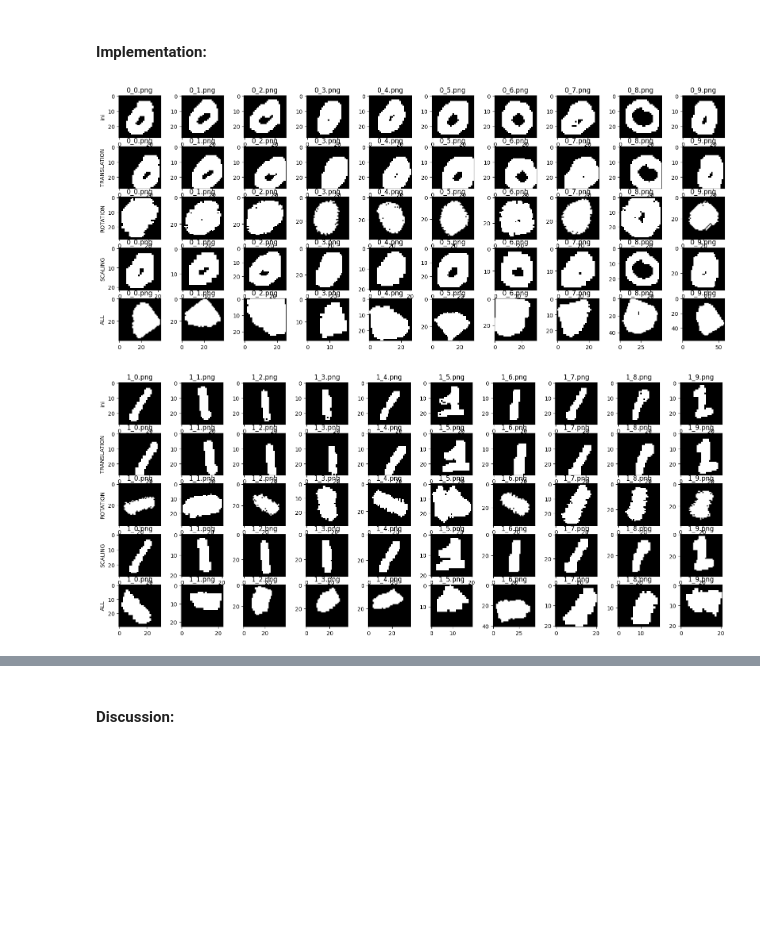
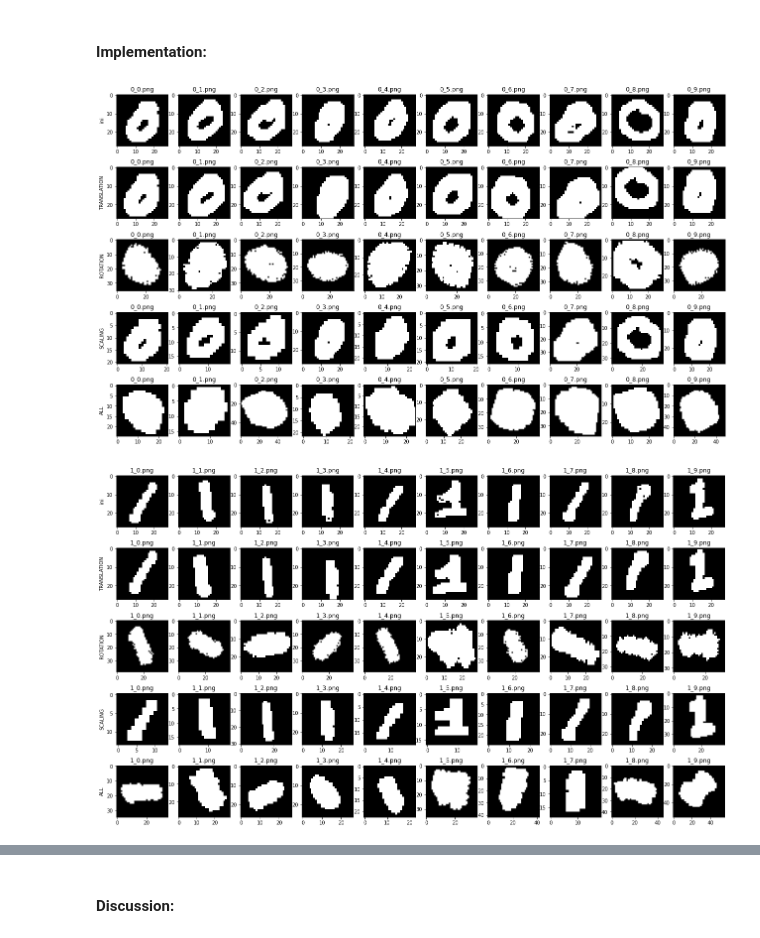
Before and after one commit to sirogosig/EE-451_code, a Jupyter notebook: labs/lab_02_object_description.ipynb, the cells around one changed output, grey strips where cells are left out. Drawn from its saved outputs; the diff is of its cells as text; code cells hidden in the pictures; blank space fills up the shorter version.

```diff
--- a/labs/lab_02_object_description.ipynb
+++ b/labs/lab_02_object_description.ipynb
@@ -153,7 +153,7 @@ ones = []
 
     # pre-process, fill lists and plot
 
-fig, axes = plt.subplots(2, len(zeros_im), figsize=(20, 8))
+fig, axes = plt.subplots(2, len(zeros_im), figsize=(20, 5))
 
 # For zeros
 for ax, im, nm in zip(axes[0], zeros_im, zeros_names):
@@ -206,13 +206,13 @@ for ax0, ax1, im, nm in zip(axes[0], axes[1], zeros, zeros_names):
     xco = Co[0].T[0][0]
     yco = Co[0].T[1][0]
     data = np.array(list(zip(xco, yco)))
-    tck,u = interpolate.splprep(data.transpose(), s=1, per=1)
+    tck,u = interpolate.splprep(data.transpose(), s=1, per=1) # Find splines that fit the 2D points
     unew = np.linspace(0, 1, 100)
-    out = interpolate.splev(unew, tck)
+    out = interpolate.splev(unew, tck) # Evaluate the splines at points of interest
 
     # show contours
     ax0.imshow(cv2.drawContours(im_contours, Co, -1, (255, 0, 0), 1))
-    ax1.plot(out[0], out[1], color='orange')
+    ax1.plot(out[0], -out[1], color='orange')
     ax0.axis('off')
     ax0.set_title(nm)
     ax1.axis('off')
@@ -238,7 +238,7 @@ for ax0, ax1, im, nm in zip(axes[2], axes[3], ones, ones_names):
 
     # show contours
     ax0.imshow(cv2.drawContours(im_contours, Co, -1, (255, 0, 0), 1))
-    ax1.plot(out[0], out[1], color='orange')
+    ax1.plot(out[0], -out[1], color='orange')
     ax0.axis('off')
     ax0.set_title(nm)
     ax1.axis('off')
@@ -263,7 +263,7 @@ def get_descriptors(im):
     xco = Co[0].T[0][0]
     yco = Co[0].T[1][0]
     data = np.array(list(zip(xco, yco)))
-    tck,u = interpolate.splprep(data.transpose(), s=1, per=1, k=2)
+    tck,u = interpolate.splprep(data.transpose(), s=1, per=1, k=3)
     unew = np.linspace(0, 1, 100)
     out = interpolate.splev(unew, tck)
 
@@ -425,7 +425,7 @@ def random_translate(im):
     transfo_im = im.copy()
     transfo_im = np.asarray(transfo_im, dtype=np.float32)
     height, width = transfo_im.shape
-    trnsl_height, trnsl_width = height/random.randint(7,11), width/random.randint(7,11)
+    trnsl_height, trnsl_width = height*random.randint(-3,3)/30, width*random.randint(-3,3)/30
     T = np.float32([[1, 0, trnsl_width], [0, 1, trnsl_height]])
     transfo_im = cv2.warpAffine(transfo_im, T, (width, height))
     return np.where(transfo_im!=0, 255, 0)
@@ -479,7 +479,7 @@ all_ones = [random_scale(random_rotate(random_translate(im))) for im in ones]
 # %%
 # Plot transformed images for zeros
 
-fig, axes = plt.subplots(5, len(zeros), figsize=(20, 8))
+fig, axes = plt.subplots(5, len(zeros), figsize=(22, 13))
 
 # Without transformation
 for i, (ax0, im, nm) in enumerate(zip(axes[0], zeros, zeros_names)):
@@ -489,38 +489,38 @@ for i, (ax0, im, nm) in enumerate(zip(axes[0], zeros, zeros_names)):
     ax0.set_title(nm)
 
 # For translation
 for i, (ax1, im, nm) in enumerate(zip(axes[1], translated_zeros, zeros_names)):
     ax1.imshow(im, cmap='gray')
     if i==0:
         ax1.set_ylabel('TRANSLATION')
     ax1.set_title(nm)
 
 # For rotation
 for i, (ax2, im, nm) in enumerate(zip(axes[2], rotated_zeros, zeros_names)):
     ax2.imshow(im, cmap='gray')
     if i==0:
         ax2.set_ylabel('ROTATION')
     ax2.set_title(nm)
 
 # For scaling
 for i, (ax3, im, nm) in enumerate(zip(axes[3], scaled_zeros, zeros_names)):
     ax3.imshow(im, cmap='gray')
     if i==0:
         ax3.set_ylabel('SCALING')
     ax3.set_title(nm)
 
 # For all
 for i, (ax4, im, nm) in enumerate(zip(axes[4], all_zeros, zeros_names)):
     ax4.imshow(im, cmap='gray')
     if i==0:
         ax4.set_ylabel('ALL')
     ax4.set_title(nm)
 # %% [output]
-[figure, old version]
+[figure, new version]
 # %%
 # Plot transformed images for ones
 
-fig, axes = plt.subplots(5, len(ones), figsize=(20, 8))
+fig, axes = plt.subplots(5, len(ones), figsize=(22, 13))
 
 # Without transformation
 for i, (ax0, im, nm) in enumerate(zip(axes[0], ones, ones_names)):
@@ -557,7 +557,7 @@ for i, (ax4, im, nm) in enumerate(zip(axes[4], all_ones, ones_names)):
         ax4.set_ylabel('ALL')
     ax4.set_title(nm)
 # %% [output]
-[figure, old version]
+[figure, new version]
 # %%
 # For each of the 4 sets of "0"s and "1"s transformed,
 # find the invariant features and make a plot (similar to section 1.4)
```
Also changed, not shown: parts of 12 cells of this notebook.
